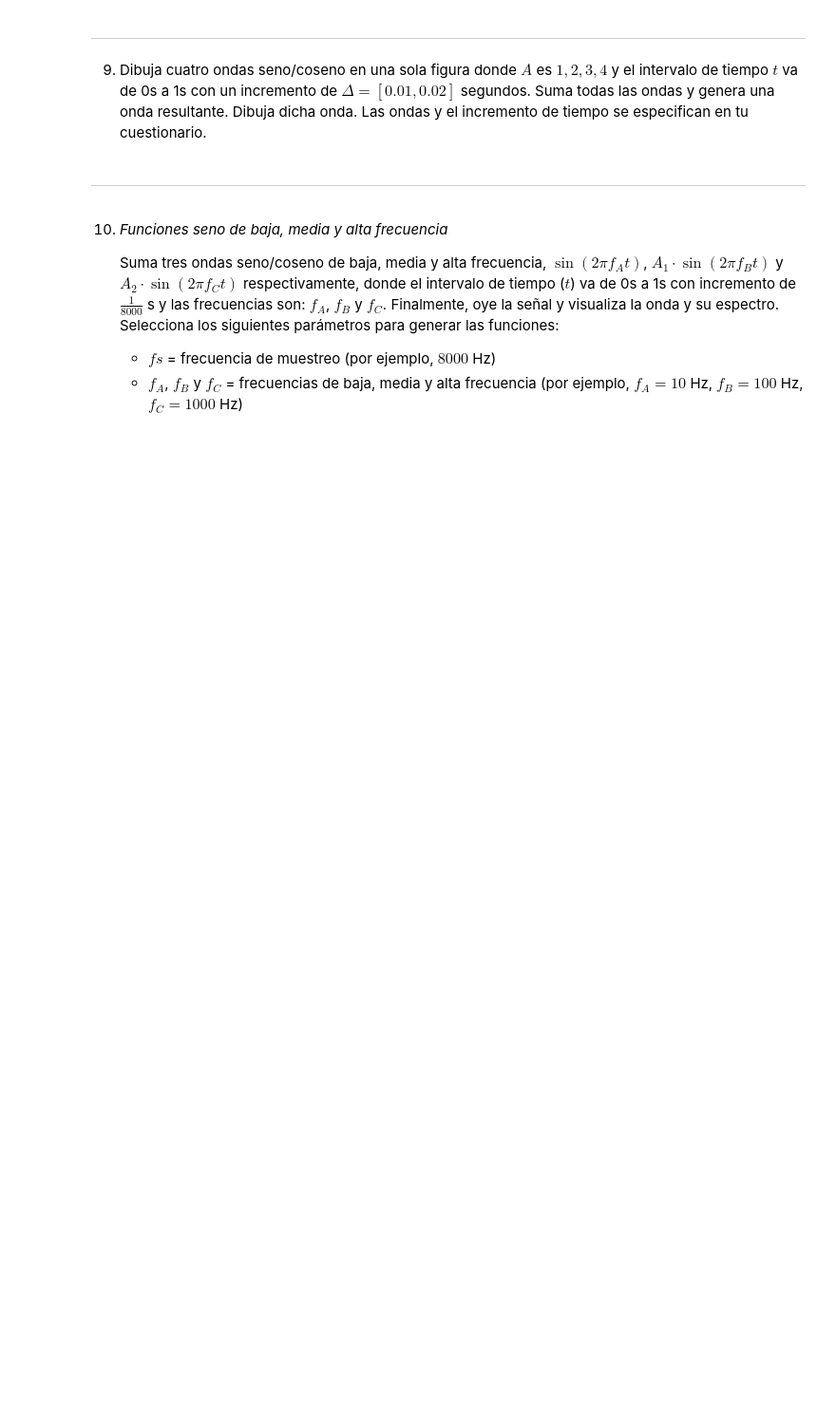
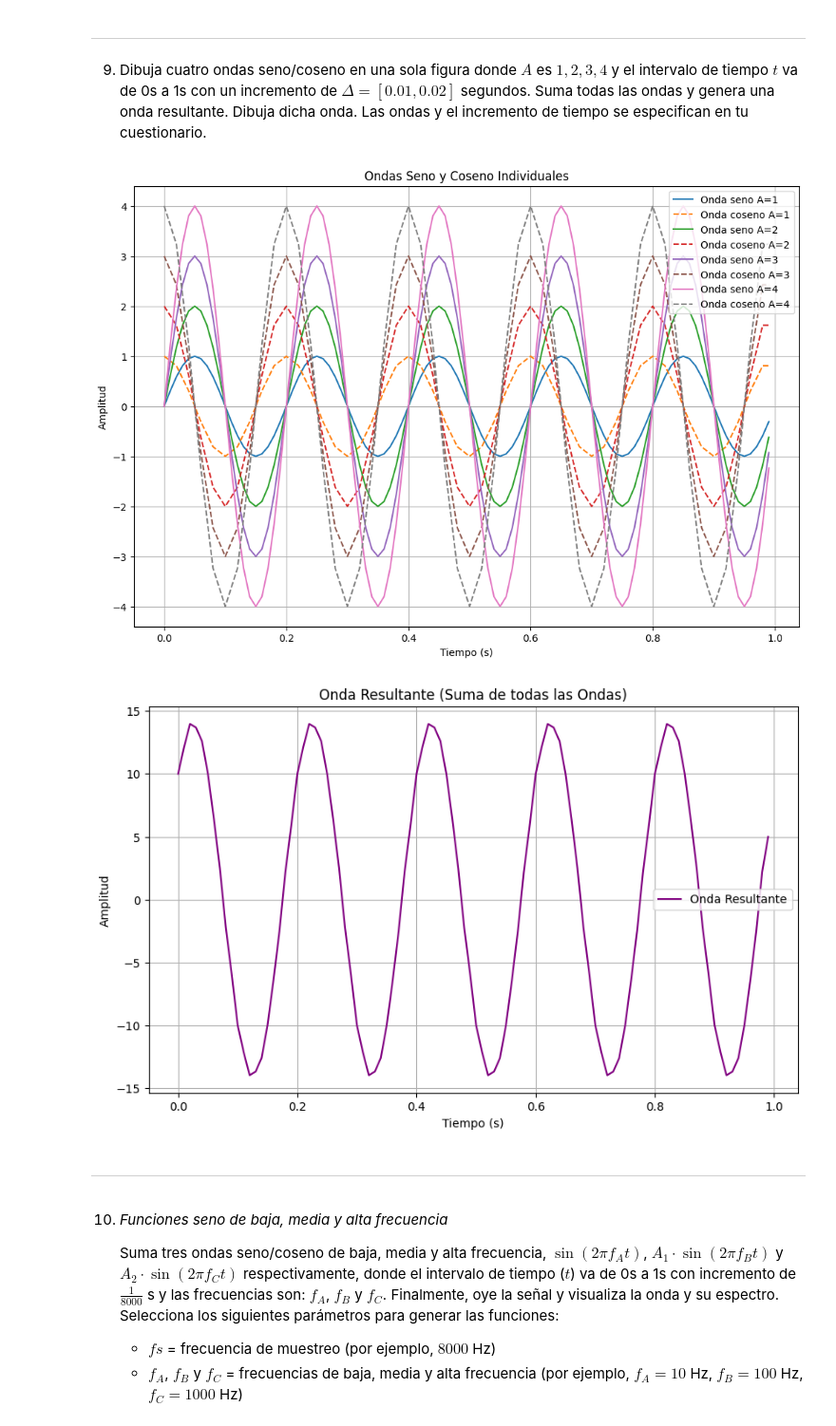
Before and after one commit to alanglk/KISA, a Jupyter notebook: src/PIS/labs/0.ejerciciosIntroduccion.ipynb, the cells around one changed output. Shown at 95% size. Drawn from its saved outputs; the diff is of its cells as text; code cells hidden in the pictures; blank space fills up the shorter version.

```diff
--- a/src/PIS/labs/0.ejerciciosIntroduccion.ipynb
+++ b/src/PIS/labs/0.ejerciciosIntroduccion.ipynb
@@ -380,11 +386,52 @@ plt.show()
 # %% [markdown]
 9. Dibuja cuatro ondas seno/coseno en una sola figura donde $A$ es $1, 2, 3, 4$ y el intervalo de tiempo $t$ va de 0s a 1s con un incremento de $\Delta = [0.01, 0.02]$ segundos. Suma todas las ondas y genera una onda resultante. Dibuja dicha onda. Las ondas y el incremento de tiempo se especifican en tu cuestionario.
 # %%
-# Genera y visualiza
+# Intervalos de tiempo (incrementos 0.01 y 0.02)
+t1 = np.arange(0, 1, 0.01)  # Incremento de 0.01
+t2 = np.arange(0, 1, 0.02)  # Incremento de 0.02
 
-# Selecciona el tipo de función a utilizar: sin() o cos() o una combinacion de ambas
-# Selecciona el intervalo de tiempo que vas a utilizar: 1 segundo ó 2 segundos
-# Selecciona el incremento del intervalo de tiempo que vas a utilizar: delta = 0.01 ó 0.02
+frecuencia = 5  # Frecuencia en Hz
+amplitudes = [1, 2, 3, 4]
+
+# Generar las ondas seno/coseno con diferentes amplitudes
+ondas = []
+for A in amplitudes:
+    seno = A * np.sin(2 * np.pi * frecuencia * t1)
+    coseno = A * np.cos(2 * np.pi * frecuencia * t2)
+    ondas.append((seno, coseno))
+
+# Calcular la onda resultante (suma de todas las ondas)
+onda_resultante = np.zeros_like(t1)
+for seno, coseno in ondas:
+    coseno_interpolado = np.interp(t1, t2, coseno)
+    onda_resultante += seno + coseno_interpolado
+
+# Graficar las ondas individuales
+plt.figure(figsize=(12, 8))
+
+for i, (seno, coseno) in enumerate(ondas):
+    plt.plot(t1, seno, label=f'Onda seno A={amplitudes[i]}')
+    plt.plot(t1, np.interp(t1, t2, coseno), label=f'Onda coseno A={amplitudes[i]}', linestyle='--')
+
+plt.title('Ondas Seno y Coseno Individuales')
+plt.xlabel('Tiempo (s)')
+plt.ylabel('Amplitud')
+plt.legend()
+plt.grid(True)
+plt.show()
+
+# Graficar la onda resultante
+plt.figure(figsize=(10, 6))
+plt.plot(t1, onda_resultante, color='purple', label='Onda Resultante')
+plt.title('Onda Resultante (Suma de todas las Ondas)')
+plt.xlabel('Tiempo (s)')
+plt.ylabel('Amplitud')
+plt.legend()
+plt.grid(True)
+plt.show()
+# %% [output]
+[figure, added]
+[figure, added]
 # %% [markdown]
 <hr style="border: 1px solid green" />
 # %% [markdown]
```
Also changed, not shown: parts of 4 cells of this notebook, 2 other files.
